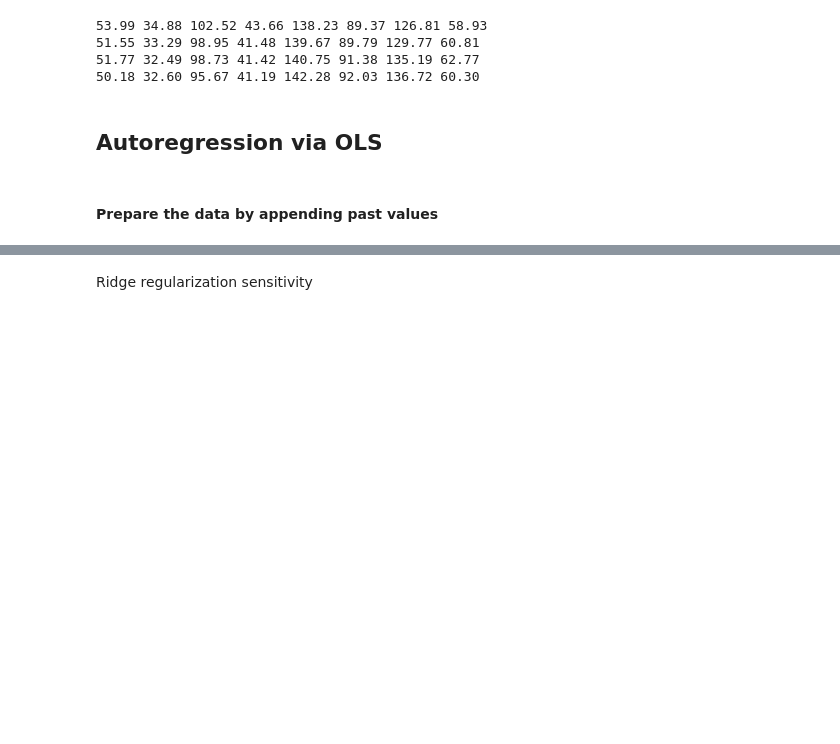
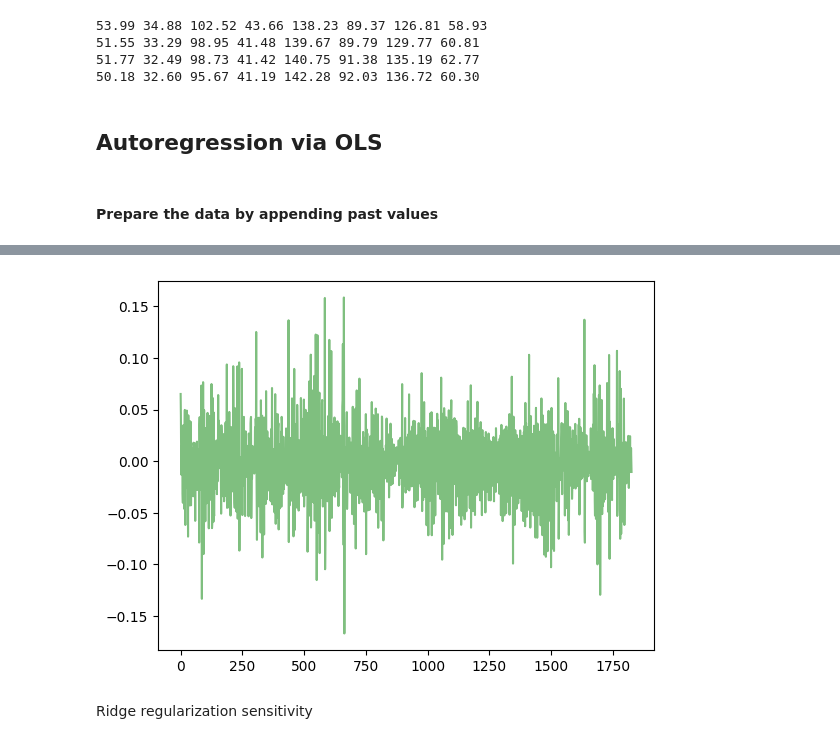
Before and after one commit to Jagabathula-Projects/news-based-forecasting, a Jupyter notebook: foodprice_arima.ipynb, the cells around one changed output, grey strips where cells are left out. Drawn from its saved outputs; the diff is of its cells as text; code cells hidden in the pictures; blank space fills up the shorter version.

```diff
--- a/foodprice_arima.ipynb
+++ b/foodprice_arima.ipynb
@@ -358,14 +386,16 @@ scale = max_abs_scaler.scale_ # needed to rescale RMSE metrics
 # %%
-train_X = all_price_data.loc[train_period_start+p-1:train_period_end-n_step_ahead] # ignore first p rows since we do not have past y values
-train_Y = np.ravel(diff_prices_scaled.loc[train_period_start+p-1+n_step_ahead:train_period_end])
-ols_model = LinearRegression(fit_intercept=fit_intercept).fit(train_X, train_Y)
-# train_y.index = train_X.index
-#ols_model = OLS(train_y, train_X).fit()
-test_y = np.ravel(diff_prices_scaled.loc[train_period_end+1:test_period_end])
-test_X = all_price_data.loc[train_period_end+1-n_step_ahead:test_period_end-n_step_ahead]
-#test_y = all_data.iloc[num_train_days+n_step_ahead-1:test_period_end, 0]
-#test_X = all_price_data.iloc[num_train_days-1:test_period_end-1]
-print(f"ARIMA with diff train RMSE for {crop} = {scale*mean_squared_error(train_Y, ols_model.predict(train_X), squared=False)}")
-print(f"ARIMA with diff test RMSE for {crop} = {scale*mean_squared_error(test_y, ols_model.predict(test_X), squared=False)}")
-arima_residuals_train = train_Y - ols_model.predict(train_X)
-arima_residuals_test = test_y - ols_model.predict(test_X)
+def ar_forecasts(all_price_data, crop, scale, pred_lag, train_Y, test_y, color_id):
+  train_X = all_price_data.loc[train_period_start+pred_lag-1:train_period_end-n_step_ahead] # ignore first lag rows since we do not have past y values
+  ols_model = LinearRegression(fit_intercept=fit_intercept).fit(train_X, train_Y)
+  # train_y.index = train_X.index
+  #ols_model = OLS(train_y, train_X).fit()
+  test_X = all_price_data.loc[train_period_end+1-n_step_ahead:test_period_end-n_step_ahead]
+  # print(f"AR-{lag} train RMSE for {crop} = {scale*mean_squared_error(train_Y, ols_model.predict(train_X), squared=False)}")
+  predicted_y = ols_model.predict(test_X)
+  # print(f"AR-{pred_lag} test RMSE for {crop} = {scale*mean_squared_error(test_y, predicted_y, squared=False)}")
+  # print(f"AR-{pred_lag} estimated coefs = {ols_model.coef_}")
+  arima_residuals_train = train_Y - ols_model.predict(train_X)
+  arima_residuals_test = test_y - predicted_y
+  plt.plot(arima_residuals_test, alpha=0.5, label=f'True', zorder=2, color='g')
+  # plt.plot(predicted_y, alpha=0.2, label=f'AR-{lag}', zorder=3, linewidth=2.0, color='k')
+  return arima_residuals_train, arima_residuals_test, scale*mean_squared_error(test_y, predicted_y, squared=False)
@@ -422,2 +463,12 @@ Test RMSE for 0.1 = [323.10655225] Coef sum = 0.0
+# %%
+crop = 'Wheat'
+embedding_type = 'events'
+price_lag = 1
+scale, all_event_data_agg, all_event_data, all_price_data, diff_prices_scaled = prepare_data(crop, embedding_type, price_lag, 7, True)
+train_Y = np.ravel(diff_prices_scaled.loc[train_period_start+price_lag-1+n_step_ahead:train_period_end])
+test_y = np.ravel(diff_prices_scaled.loc[train_period_end+1:test_period_end])
+ar_residuals_train, ar_residuals_test, ar_test_rmse = ar_forecasts(all_price_data, crop, scale, price_lag, train_Y, test_y, 0)
+# %% [output]
+[figure, added]
 # %% [markdown]
 Ridge regularization sensitivity
```
Also changed, not shown: parts of 36 cells of this notebook, 7 other files.
